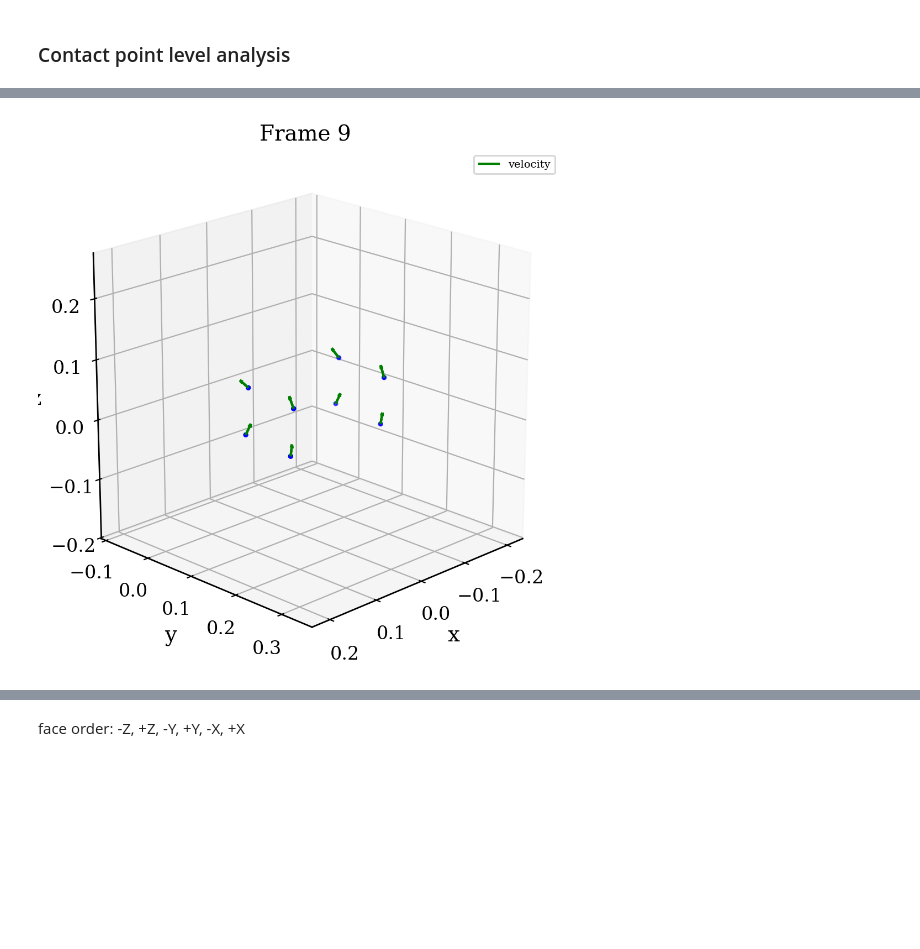
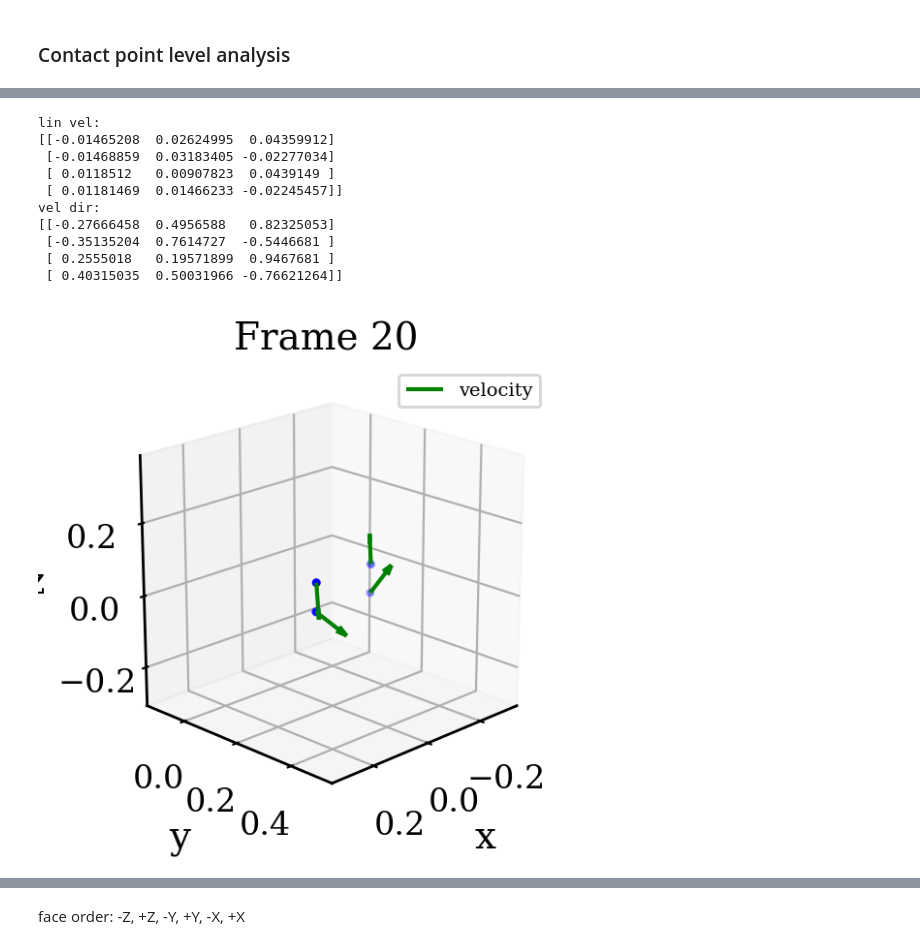
Before and after one commit to andyzong16/Isaaclab_Training, a Jupyter notebook: scripts/reinforcement_learning/rsl_rl/plot_contact_model.ipynb, the cells around one changed output, grey strips where cells are left out. Drawn from its saved outputs; the diff is of its cells as text; code cells hidden in the pictures; blank space fills up the shorter version.

```diff
--- a/scripts/reinforcement_learning/rsl_rl/plot_contact_model.ipynb
+++ b/scripts/reinforcement_learning/rsl_rl/plot_contact_model.ipynb
@@ -273,0 +379,15 @@ print(contact_point_pos.shape)
+# %%
+# print(contact_point_vel.shape)
+i = int(0.4/frame_dt)
+vis_range = slice(12, 16)
+
+print(data["base_lin_vel"][env_id, i, :])
+print(data["root_lin_vel"][env_id, i, :])
+
+# sim data and manual compute should be same
+contact_point_vel = data["contact_point_vel"][env_id].reshape(time_length, -1, 3)
+contact_point_vel_manual = data["contact_point_vel_manual"][env_id].reshape(time_length, -1, 3)
+
+
+print("contact point velocity from sim: \n", contact_point_vel[i, vis_range, :])
+print("contact point velocity from manual compute: \n", contact_point_vel_manual[i, vis_range, :])
@@ -274,47 +407,72 @@ print(contact_point_pos.shape)
 # %%
-def plot_contact(contact_point_pos, contact_normal, contact_velocity, i, arrow_len=0.05):
+def plot_contact(contact_point_pos, contact_point_vel, contact_normal, contact_velocity, i, arrow_len=0.05):
     """
     contact_point_pos:  (T, N, 3)
+    contact_point_vel:  (T, N, 3)
     contact_normal:     (T, N, 3)
     contact_velocity:   (T, N, 3)
     i: time index
     """
     pos = contact_point_pos[i]
     n = contact_normal[i]
     v = contact_velocity[i]
+    lin_vel = contact_point_vel[i]
 
     all_pos = contact_point_pos.reshape(-1, 3)
     center = all_pos.mean(axis=0)
     extent = np.abs(all_pos - center).max() * 1.5
 
-    fig = plt.figure(figsize=(6, 6))
+    fig = plt.figure(figsize=(3, 3))
     ax = fig.add_subplot(111, projection='3d')
 
-    ax.scatter(pos[:, 0], pos[:, 1], pos[:, 2], c='b', s=5)
-    # ax.quiver(pos[:,0], pos[:,1], pos[:,2], n[:,0], n[:,1], n[:,2],
-    #           length=arrow_len, normalize=True, color='r', label='normal')
-    ax.quiver(pos[:,0], pos[:,1], pos[:,2], v[:,0], v[:,1], v[:,2],
-              length=arrow_len, normalize=True, color='g', label='velocity')
-
+    # ax.scatter(pos[:, 0], pos[:, 1], pos[:, 2], c='b', s=5)
+    # # ax.quiver(pos[:,0], pos[:,1], pos[:,2], n[:,0], n[:,1], n[:,2],
+    # #           length=arrow_len, normalize=True, color='r', label='normal')
+    # ax.quiver(pos[:,0], pos[:,1], pos[:,2], v[:,0], v[:,1], v[:,2],
+    #           length=arrow_len, normalize=True, color='g', label='velocity')
+    # num_vis = 4 * 2
+    # vis_range = slice(0, 4)
+    # vis_range = slice(4, 8)
+    # vis_range = slice(8, 12)
+    vis_range = slice(12, 16)
+    ax.scatter(pos[vis_range, 0], pos[vis_range, 1], pos[vis_range, 2], c='b', s=5)
+    ax.quiver(pos[vis_range,0], pos[vis_range,1], pos[vis_range,2], v[vis_range,0], v[vis_range,1], v[vis_range,2],
+                length=arrow_len, normalize=True, color='g', label='velocity')
+    print("lin vel:")
+    print(lin_vel[vis_range])
+    print("vel dir:")
+    print(v[vis_range])
     ax.set_xlim(center[0] - extent, center[0] + extent)
     ax.set_ylim(center[1] - extent, center[1] + extent)
     ax.set_zlim(center[2] - extent, center[2] + extent)
     ax.set_box_aspect([1, 1, 1])
     ax.set_xlabel('x')
     ax.set_ylabel('y')
     ax.set_zlabel('z')
     ax.set_title(f'Frame {i}')
     ax.legend(loc='upper right', fontsize=7)
     ax.view_init(elev=20, azim=45)
     plt.show()
 
 # Usage:
 env_id = 0
 contact_point_pos = data["contact_point_pos"][env_id].reshape(time_length, -1, 3)
+contact_point_vel = data["contact_point_vel"][env_id].reshape(time_length, -1, 3)
 contact_normal = n_vec[env_id].reshape(time_length, -1, 3)
 contact_velocity = v_vec[env_id].reshape(time_length, -1, 3)
 
-i = int(0.9/frame_dt)
-plot_contact(contact_point_pos, contact_normal, contact_velocity, i=9, arrow_len=0.02)
+i = int(0.4/frame_dt)
+# print("contact velocity: \n", contact_velocity[i, :4])
+plot_contact(contact_point_pos, contact_point_vel, contact_normal, contact_velocity, i=i, arrow_len=0.1)
 # %% [output]
+lin vel:
+[[-0.01465208  0.02624995  0.04359912]
+ [-0.01468859  0.03183405 -0.02277034]
+ [ 0.0118512   0.00907823  0.0439149 ]
+ [ 0.01181469  0.01466233 -0.02245457]]
+vel dir:
+[[-0.27666458  0.4956588   0.82325053]
+ [-0.35135204  0.7614727  -0.5446681 ]
+ [ 0.2555018   0.19571899  0.9467681 ]
+ [ 0.40315035  0.50031966 -0.76621264]]
-[figure, old version]
+[figure, new version]
```
Also changed, not shown: parts of 12 cells of this notebook, 14 other files.
